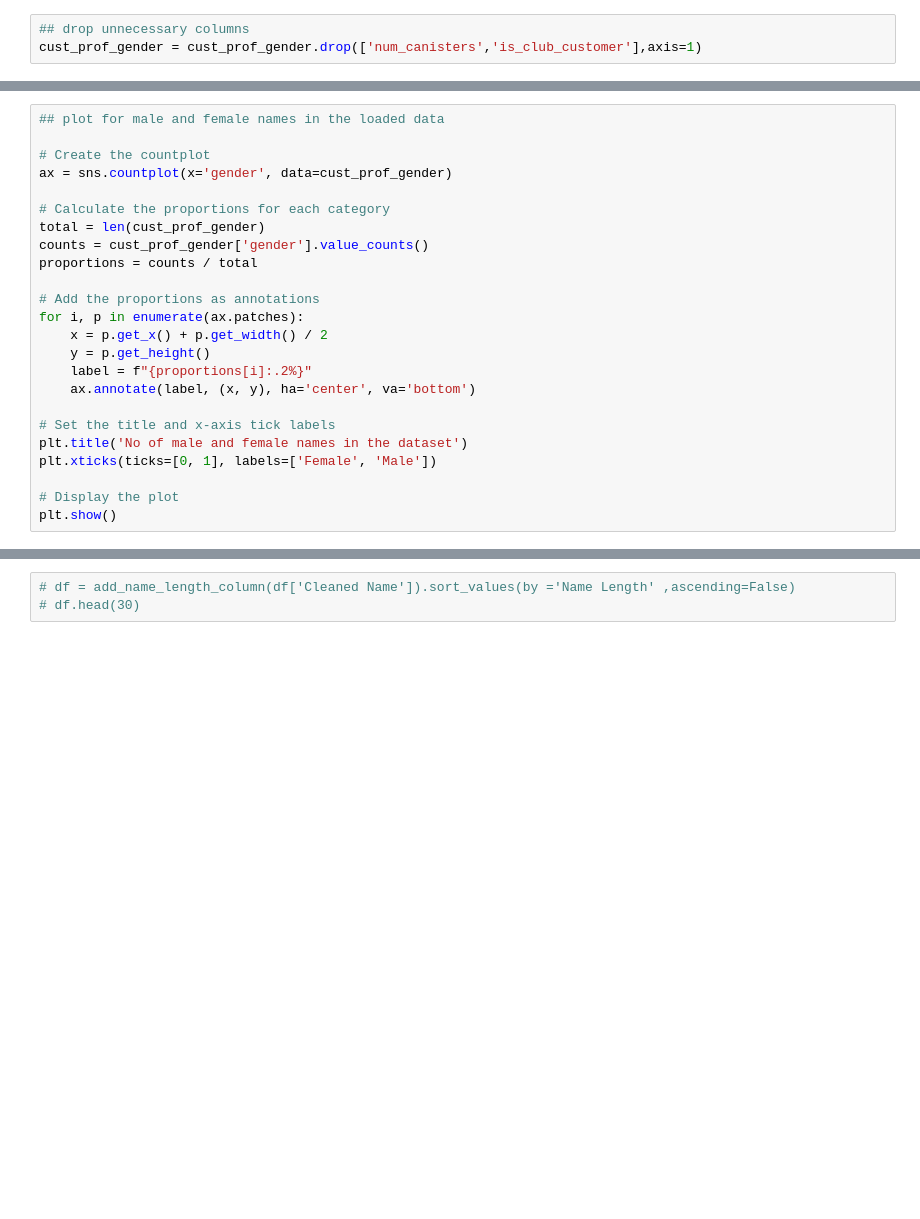
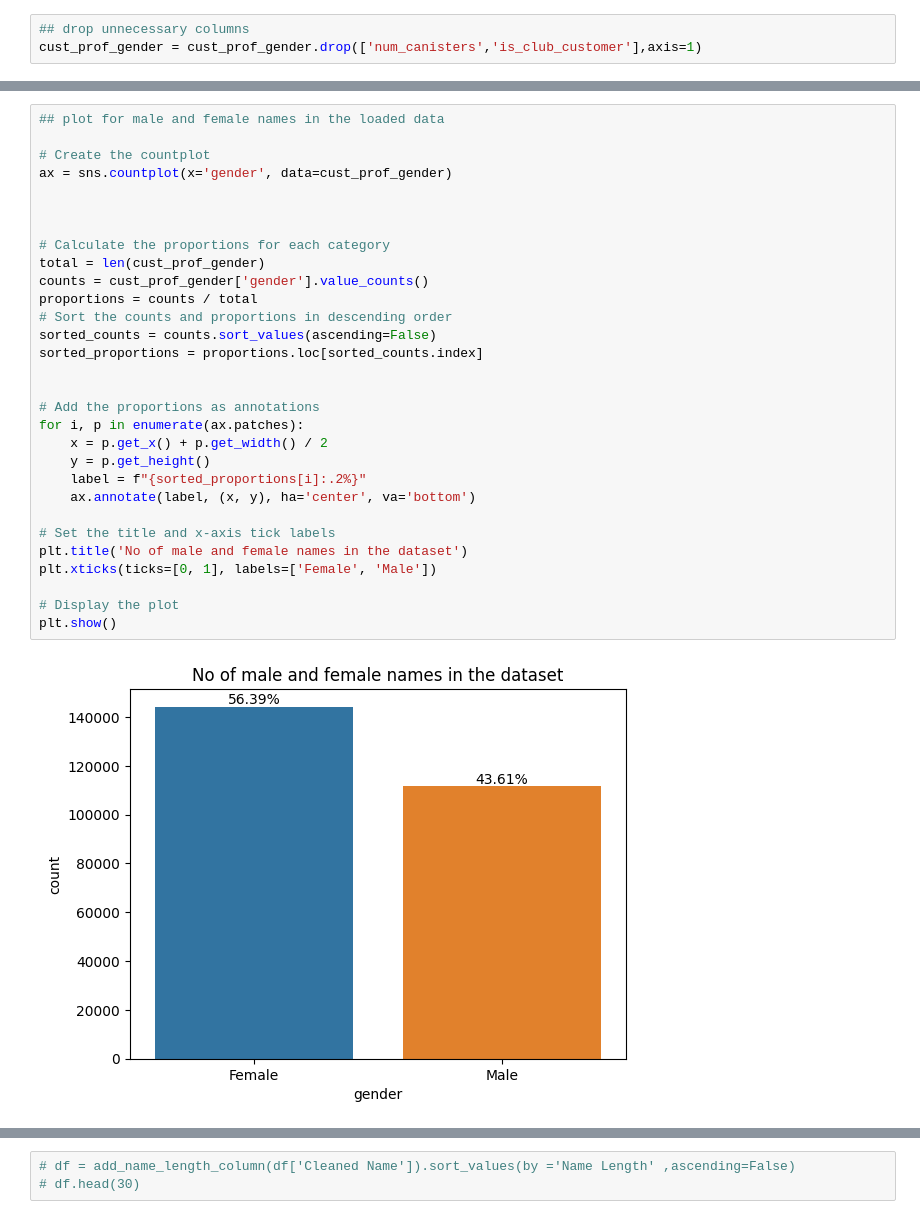
Before and after one commit to Neshmwaniki/Customers-Name-Gender-Classification, a Jupyter notebook: Gender Identification- Name based.ipynb, the cells around one changed output, grey strips where cells are left out. Cells and saved outputs as stored; diff of their text form; blank space fills up the shorter version.

```diff
--- a/Gender Identification- Name based.ipynb
+++ b/Gender Identification- Name based.ipynb
@@ -381,27 +600,35 @@ cust_prof_gender['gender'].value_counts(normalize=True)
 # %%
 ## plot for male and female names in the loaded data
 
 # Create the countplot
 ax = sns.countplot(x='gender', data=cust_prof_gender)
 
+
+
 # Calculate the proportions for each category
 total = len(cust_prof_gender)
 counts = cust_prof_gender['gender'].value_counts()
 proportions = counts / total
+# Sort the counts and proportions in descending order
+sorted_counts = counts.sort_values(ascending=False)
+sorted_proportions = proportions.loc[sorted_counts.index]
+
 
 # Add the proportions as annotations
 for i, p in enumerate(ax.patches):
     x = p.get_x() + p.get_width() / 2
     y = p.get_height()
-    label = f"{proportions[i]:.2%}"
+    label = f"{sorted_proportions[i]:.2%}"
     ax.annotate(label, (x, y), ha='center', va='bottom')
 
 # Set the title and x-axis tick labels
 plt.title('No of male and female names in the dataset')
 plt.xticks(ticks=[0, 1], labels=['Female', 'Male'])
 
 # Display the plot
 plt.show()
+# %% [output]
+[figure, added]
 # %%
   ## proportion of one-word names
 one_word_names2 = round(count_one_word_names(cust_prof_gender['name'])/len(cust_prof_gender)*100,2)
```
Also changed, not shown: parts of 127 cells of this notebook.
